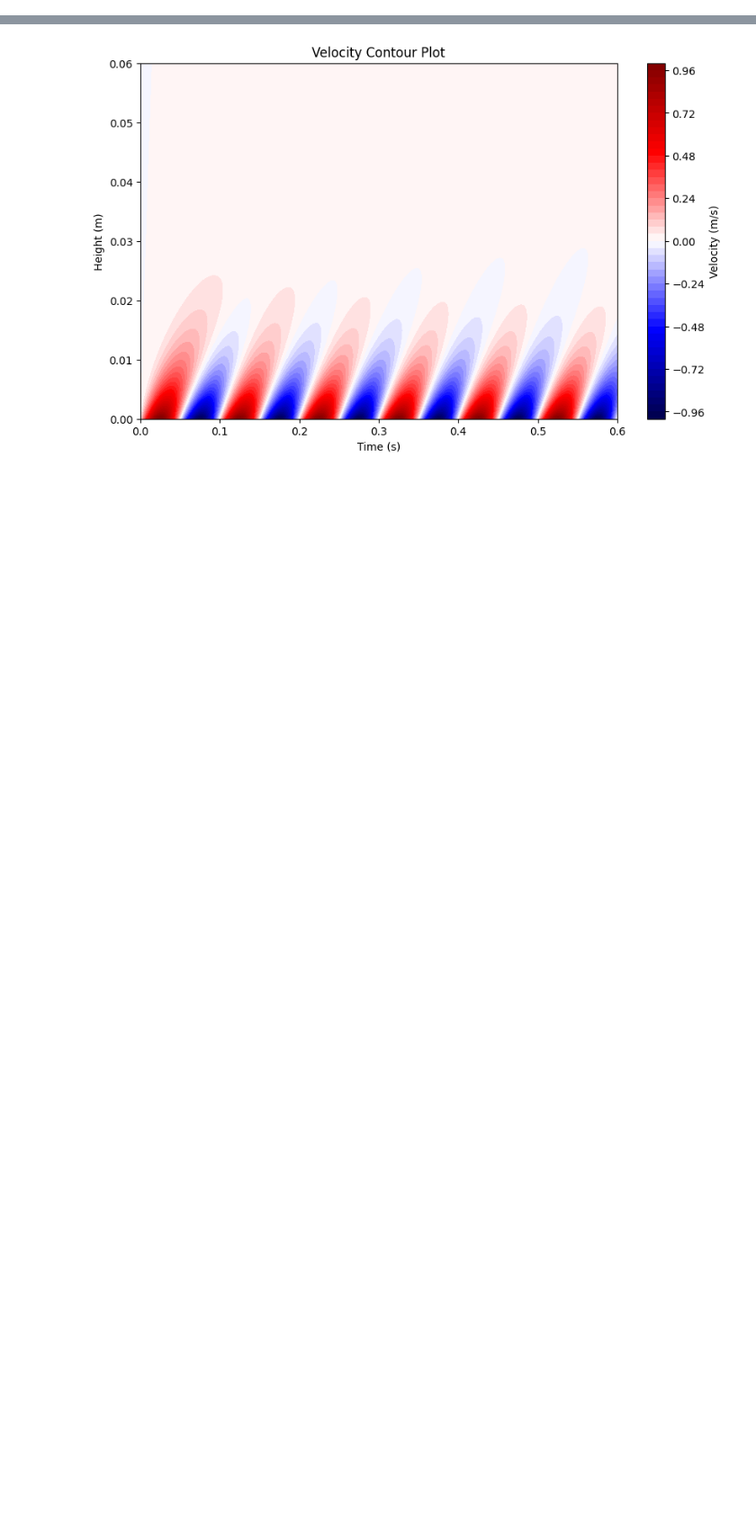
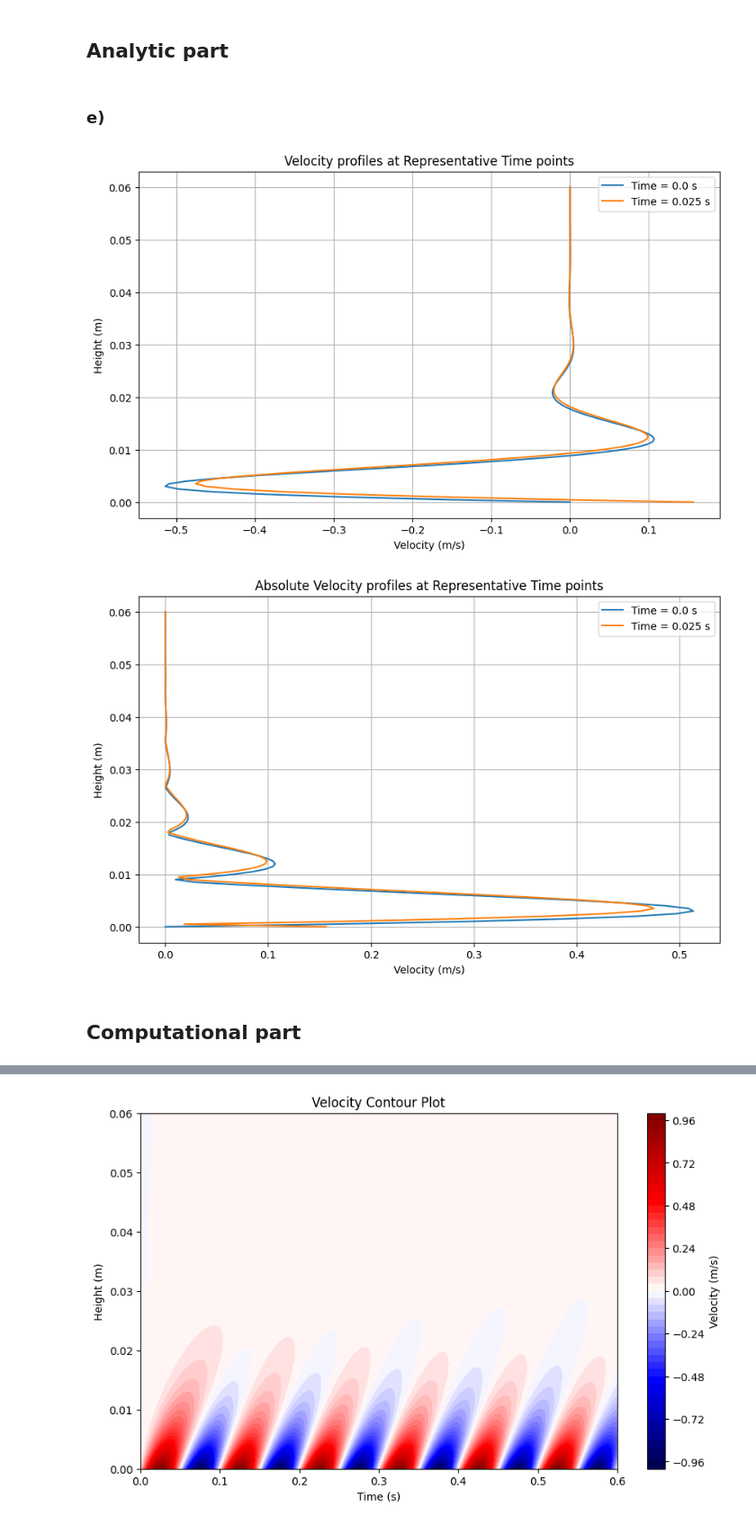
Before and after one commit to HiperLoop/Fluid-dynamics, a Jupyter notebook: Project 2/src/Project2_Group8_computationalpart.ipynb, the cells around one changed output, grey strips where cells are left out. Shown at 90% size. Saved outputs shown, nothing was run; the diff lists cells and outputs as text; code cells hidden in the pictures; blank space fills up the shorter version.

Commit message:
added plotting of velocity profile for P2/1/e

```diff
--- a/Project 2/src/Project2_Group8_computationalpart.ipynb
+++ b/Project 2/src/Project2_Group8_computationalpart.ipynb
@@ -27,3 +63,46 @@ def generate_quantity_array(q_min, q_max, dq):
+# %% [markdown]
+## Analytic part
+# %% [markdown]
+### e)
+# %%
+# additional constants for the analytic part
+
+k = np.sqrt(omega / (2 * nu)) # Wavenumber (1/m)
+def tau(z):
+    return z / (k * nu) # Time lag (s)
+# %%
+# velocity field
+
+def velocity_field(z, t):
+    return U0 * np.exp(-1 * k * z) * np.sin(2 * np.pi * ((t - tau(z) / T)))
+# %%
+# Constants for plotting the velocity field
+
+# Height parameters
+dz = 0.0005 # spatial step (m)
+z_min = 0 # minimum height (m)
+z_max = 0.06 # maximum height (m)
+z = generate_quantity_array(z_min, z_max, dz) # height array
+
+# Time paramteres
+dt = T/4 # time step (s)
+t_min = 0 # start time (s)
+t_max = T/4 # end time (s)
+t = generate_quantity_array(t_min, t_max, dt) # time array
+
+u = np.transpose([velocity_field(z, 0), velocity_field(z, T/4)])  # velocity field at t = 0 and t = T/4
+# %%
+# Plot the velocity field at t = 0 and t = T/4
+
+number_of_representative_points = 2
+t_representative_points = get_representative_points(t, number_of_representative_points)
+line_plot(z, u, t_representative_points, t, 'Height (m)', 'Time', rows=False) # Actual velocity profile
+line_plot(z, np.abs(u), t_representative_points, t, 'Height (m)', 'Time', rows=False, title='Absolute Velocity') # Absolute velocity profile
+# %% [output]
+[figure, added]
+[figure, added]
+# %% [markdown]
+## Computational part
 # %%
 # Velocity function of the horizontal plate at z = 0
 
```
Also changed, not shown: parts of 20 cells of this notebook.
